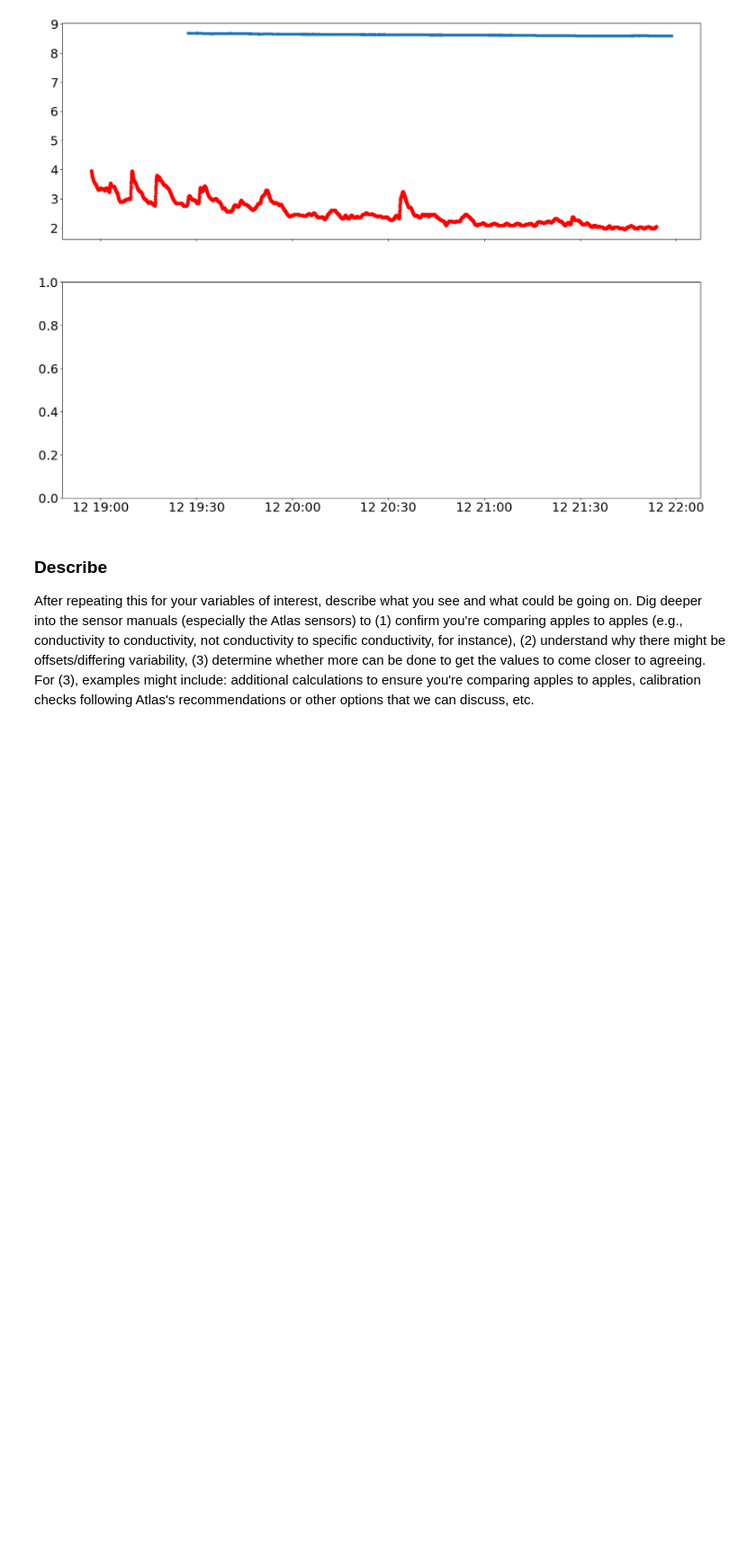
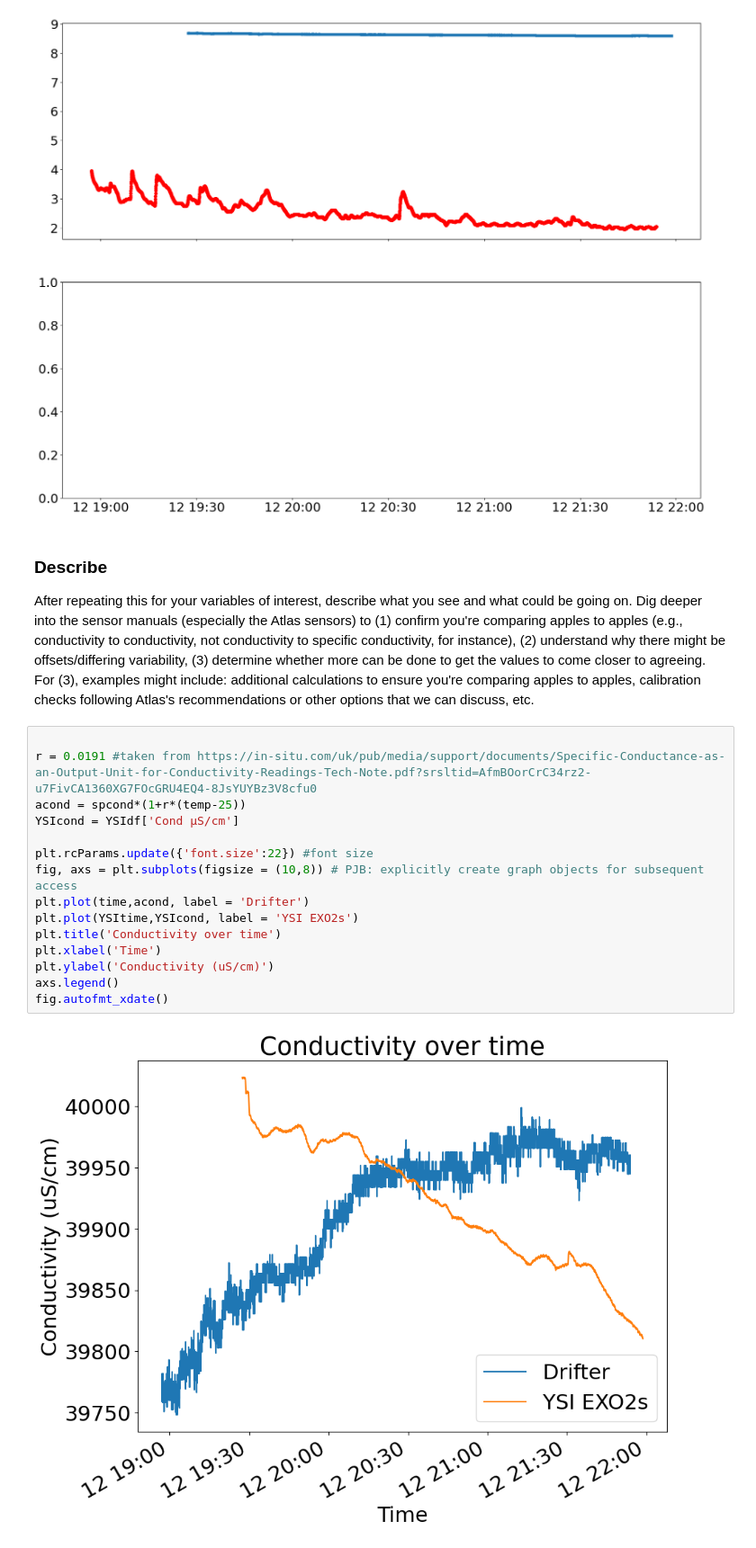
Before and after one commit to COAST-Lab/Biogeochemical-Drifter, a Jupyter notebook: Data_Analysis/Data_Analysis.ipynb, the cells around one changed output. Shown at 90% size. Drawn from its saved outputs; the diff is of its cells as text; blank space fills up the shorter version.

```diff
--- a/Data_Analysis/Data_Analysis.ipynb
+++ b/Data_Analysis/Data_Analysis.ipynb
@@ -291,3 +301,20 @@ nan nan 0.0
 # %% [markdown]
 ### Describe
 After repeating this for your variables of interest, describe what you see and what could be going on. Dig deeper into the sensor manuals (especially the Atlas sensors) to (1) confirm you're comparing apples to apples (e.g., conductivity to conductivity, not conductivity to specific conductivity, for instance), (2) understand why there might be offsets/differing variability, (3) determine whether more can be done to get the values to come closer to agreeing. For (3), examples might include: additional calculations to ensure you're comparing apples to apples, calibration checks following Atlas's recommendations or other options that we can discuss, etc.
+# %%
+
+r = 0.0191 #taken from https://in-situ.com/uk/pub/media/support/documents/Specific-Conductance-as-an-Output-Unit-for-Conductivity-Readings-Tech-Note.pdf?srsltid=AfmBOorCrC34rz2-u7FivCA1360XG7FOcGRU4EQ4-8JsYUYBz3V8cfu0
+acond = spcond*(1+r*(temp-25))
+YSIcond = YSIdf['Cond µS/cm']
+
+plt.rcParams.update({'font.size':22}) #font size
+fig, axs = plt.subplots(figsize = (10,8)) # PJB: explicitly create graph objects for subsequent access
+plt.plot(time,acond, label = 'Drifter')
+plt.plot(YSItime,YSIcond, label = 'YSI EXO2s')
+plt.title('Conductivity over time')
+plt.xlabel('Time')
+plt.ylabel('Conductivity (uS/cm)')
+axs.legend()
+fig.autofmt_xdate()
+# %% [output]
+[figure, added]
```
Also changed, not shown: parts of 9 cells of this notebook.
